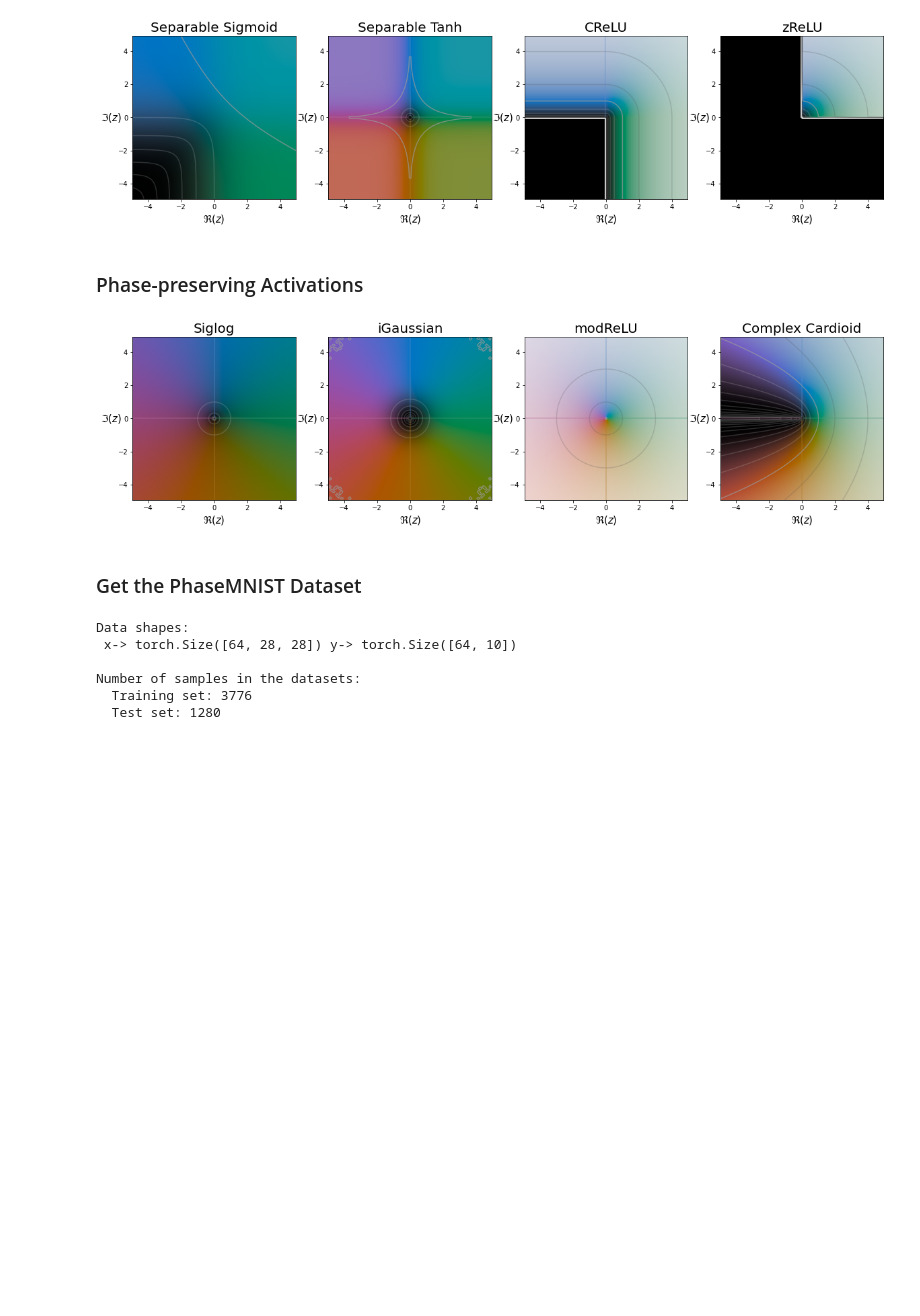
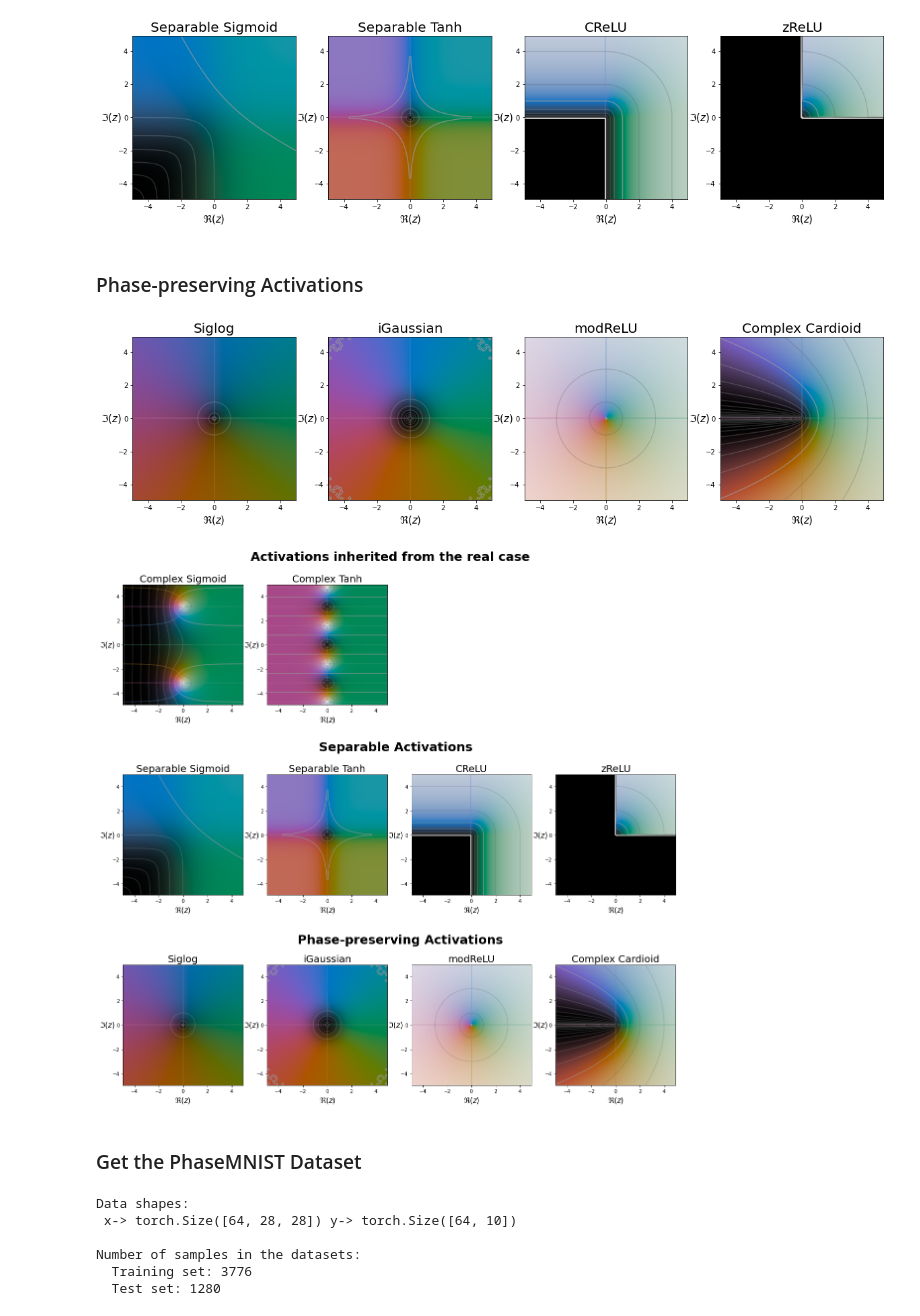
Before and after one commit to MattiaPujatti/complex-valued-deep-learning-for-condition-monitoring, a Jupyter notebook: Complex_Valued_Activation_Functions.ipynb, the cells around one changed output. Drawn from its saved outputs; the diff is of its cells as text; code cells hidden in the pictures; blank space fills up the shorter version.

```diff
--- a/Complex_Valued_Activation_Functions.ipynb
+++ b/Complex_Valued_Activation_Functions.ipynb
@@ -147,3 +149,67 @@ ax.set_ylabel(r'$\Im(z)$', fontsize=15)
 ax.set_title('Complex Cardioid', fontsize=20);
 # %% [output]
 [figure]
+# %%
+fig = plt.figure(figsize=(20,20))
+axs = []
+
+ax = fig.add_subplot(3, 4, 1)
+cplot.plot(f=cmplx_sigmoid, x_range=(-5,5,100), y_range=(-5,5,100), add_colorbars=False)
+ax.set_title('Complex Sigmoid', fontsize=20)
+axs.append(ax)
+
+ax = fig.add_subplot(3, 4, 2)
+cplot.plot(f=cmplx_tanh, x_range=(-5,5,100), y_range=(-5,5,100), add_colorbars=False)
+ax.set_title('Complex Tanh', fontsize=20)
+axs.append(ax)
+
+ax = fig.add_subplot(3, 4, 5)
+cplot.plot(f=separable_sigmoid, x_range=(-5,5,100), y_range=(-5,5,100), add_colorbars=False)
+ax.set_title('Separable Sigmoid', fontsize=20)
+axs.append(ax)
+
+ax = fig.add_subplot(3, 4, 6)
+cplot.plot(f=separable_tanh, x_range=(-5,5,100), y_range=(-5,5,100), add_colorbars=False)
+ax.set_title('Separable Tanh', fontsize=20)
+axs.append(ax)
+
+ax = fig.add_subplot(3, 4, 7)
+cplot.plot(f=CReLU, x_range=(-5,5,100), y_range=(-5,5,100), add_colorbars=False)
+ax.set_title('CReLU', fontsize=20)
+axs.append(ax)
+
+ax = fig.add_subplot(3, 4, 8)
+cplot.plot(f=zReLU, x_range=(-5,5,100), y_range=(-5,5,100), add_colorbars=False)
+ax.set_title('zReLU', fontsize=20)
+axs.append(ax)
+
+ax = fig.add_subplot(3, 4, 9)
+cplot.plot(f=siglog, x_range=(-5,5,100), y_range=(-5,5,100), add_colorbars=False)
+ax.set_title('Siglog', fontsize=20)
+axs.append(ax)
+
+ax = fig.add_subplot(3, 4, 10)
+cplot.plot(f=igaussian, x_range=(-5,5,100), y_range=(-5,5,100), add_colorbars=False)
+ax.set_title('iGaussian', fontsize=20)
+axs.append(ax)
+
+ax = fig.add_subplot(3, 4, 11)
+cplot.plot(f=modReLU, x_range=(-5,5,100), y_range=(-5,5,100), add_colorbars=False)
+ax.set_title('modReLU', fontsize=20)
+axs.append(ax)
+
+ax = fig.add_subplot(3, 4, 12)
+cplot.plot(f=cardioid, x_range=(-5,5,100), y_range=(-5,5,100), add_colorbars=False)
+ax.set_title('Complex Cardioid', fontsize=20);
+axs.append(ax)
+
+fig.suptitle('Activations inherited from the real case', y=0.9, fontsize=25, fontweight='bold')
+fig.text(0.4, 0.62, 'Separable Activations', fontsize=25, fontweight='bold')
+fig.text(0.37, 0.35, 'Phase-preserving Activations', fontsize=25, fontweight='bold')
+
+
+for ax in axs:
+    ax.set_xlabel(r'$\Re(z)$', fontsize=15)
+    ax.set_ylabel(r'$\Im(z)$', fontsize=15)
+# %% [output]
+[figure, added]
```
Also changed, not shown: parts of 2 cells of this notebook, 37 other files.
